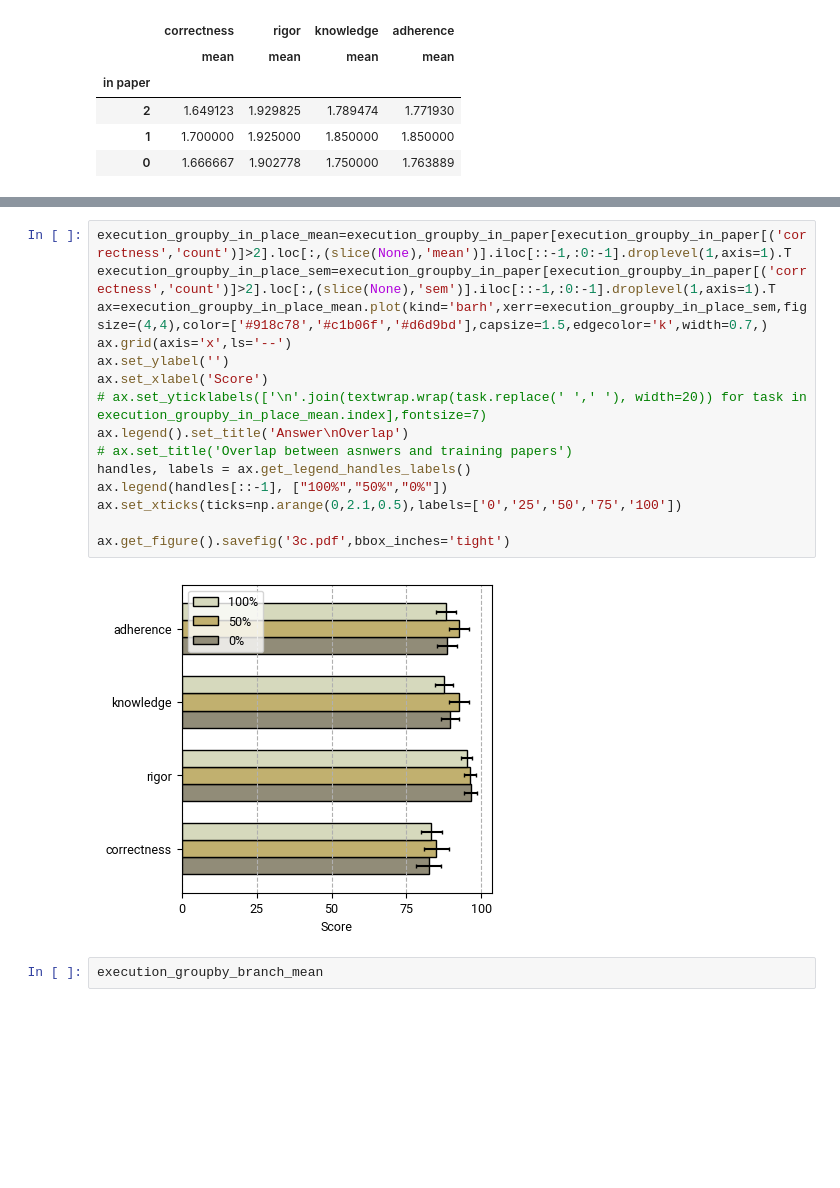
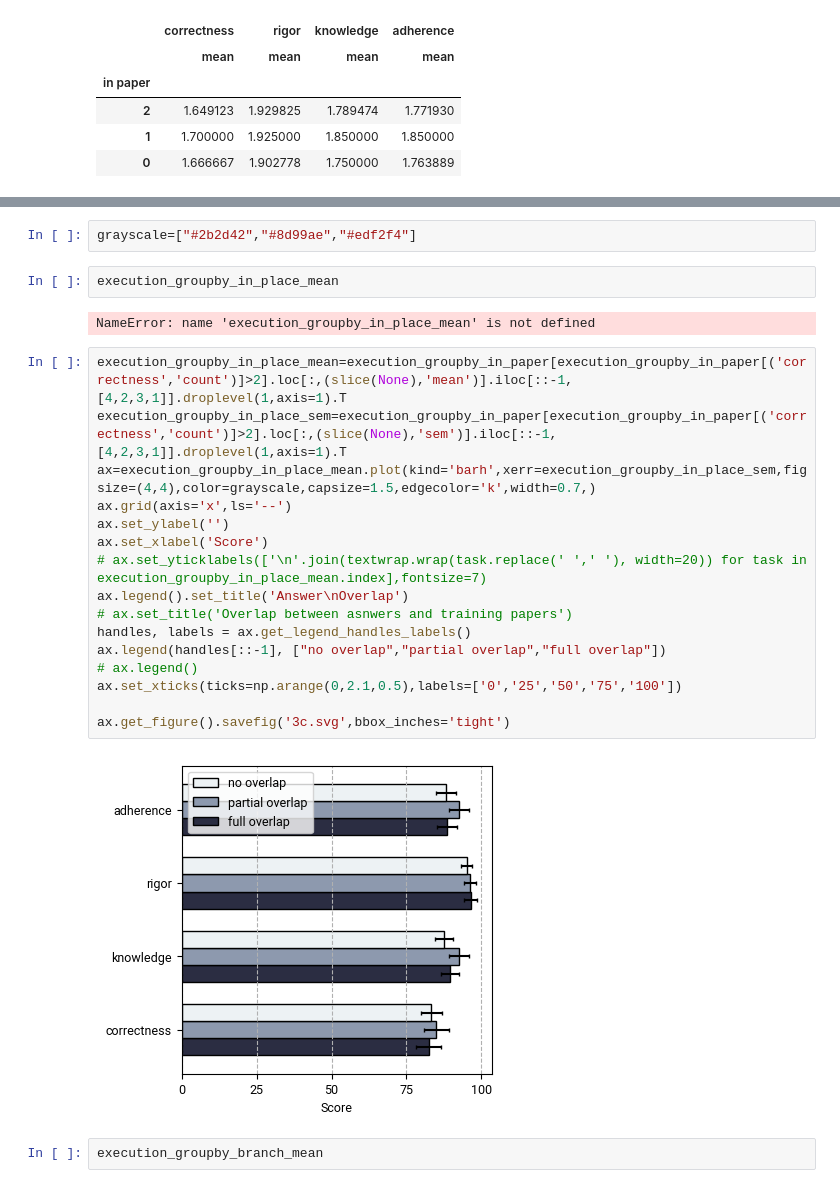
Before and after one commit to hainingpan/HartreeFock_GPT, a Jupyter notebook: data_analysis/analysis_execution.ipynb, the cells around one changed output, grey strips where cells are left out. Cells and saved outputs as stored; diff of their text form; blank space fills up the shorter version.

```diff
--- a/data_analysis/analysis_execution.ipynb
+++ b/data_analysis/analysis_execution.ipynb
@@ -437,20 +501,27 @@ labels
+# %%
+grayscale=["#2b2d42","#8d99ae","#edf2f4"]
+# %%
+execution_groupby_in_place_mean
+# %% [output]
+NameError: name 'execution_groupby_in_place_mean' is not defined
 # %%
-execution_groupby_in_place_mean=execution_groupby_in_paper[execution_groupby_in_paper[('correctness','count')]>2].loc[:,(slice(None),'mean')].iloc[::-1,:0:-1].droplevel(1,axis=1).T
-execution_groupby_in_place_sem=execution_groupby_in_paper[execution_groupby_in_paper[('correctness','count')]>2].loc[:,(slice(None),'sem')].iloc[::-1,:0:-1].droplevel(1,axis=1).T
-ax=execution_groupby_in_place_mean.plot(kind='barh',xerr=execution_groupby_in_place_sem,figsize=(4,4),color=['#918c78','#c1b06f','#d6d9bd'],capsize=1.5,edgecolor='k',width=0.7,)
+execution_groupby_in_place_mean=execution_groupby_in_paper[execution_groupby_in_paper[('correctness','count')]>2].loc[:,(slice(None),'mean')].iloc[::-1,[4,2,3,1]].droplevel(1,axis=1).T
+execution_groupby_in_place_sem=execution_groupby_in_paper[execution_groupby_in_paper[('correctness','count')]>2].loc[:,(slice(None),'sem')].iloc[::-1,[4,2,3,1]].droplevel(1,axis=1).T
+ax=execution_groupby_in_place_mean.plot(kind='barh',xerr=execution_groupby_in_place_sem,figsize=(4,4),color=grayscale,capsize=1.5,edgecolor='k',width=0.7,)
 ax.grid(axis='x',ls='--')
 ax.set_ylabel('')
 ax.set_xlabel('Score')
 # ax.set_yticklabels(['\n'.join(textwrap.wrap(task.replace(' ',' '), width=20)) for task in execution_groupby_in_place_mean.index],fontsize=7)
 ax.legend().set_title('Answer\nOverlap')
 # ax.set_title('Overlap between asnwers and training papers')
 handles, labels = ax.get_legend_handles_labels()
-ax.legend(handles[::-1], ["100%","50%","0%"])
+ax.legend(handles[::-1], ["no overlap","partial overlap","full overlap"])
+# ax.legend()
 ax.set_xticks(ticks=np.arange(0,2.1,0.5),labels=['0','25','50','75','100'])
 
-ax.get_figure().savefig('3c.pdf',bbox_inches='tight')
+ax.get_figure().savefig('3c.svg',bbox_inches='tight')
 # %% [output]
-[figure, old version]
+[figure, new version]
 # %%
 execution_groupby_branch_mean
 # %% [output]
```
Also changed, not shown: parts of 21 cells of this notebook, 4 other files.
